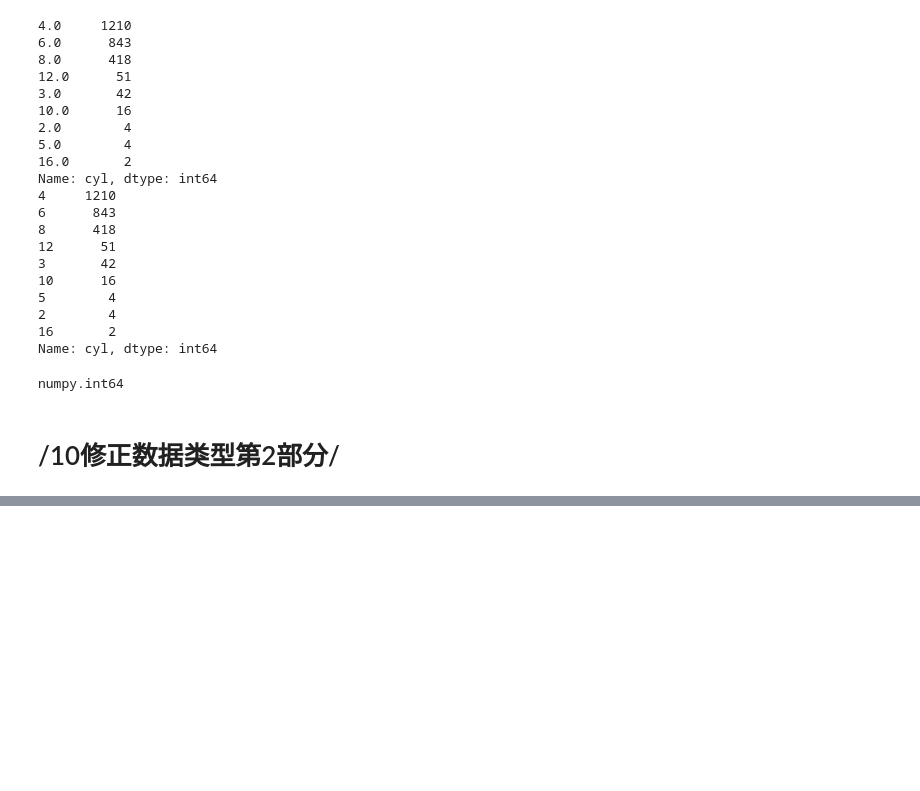
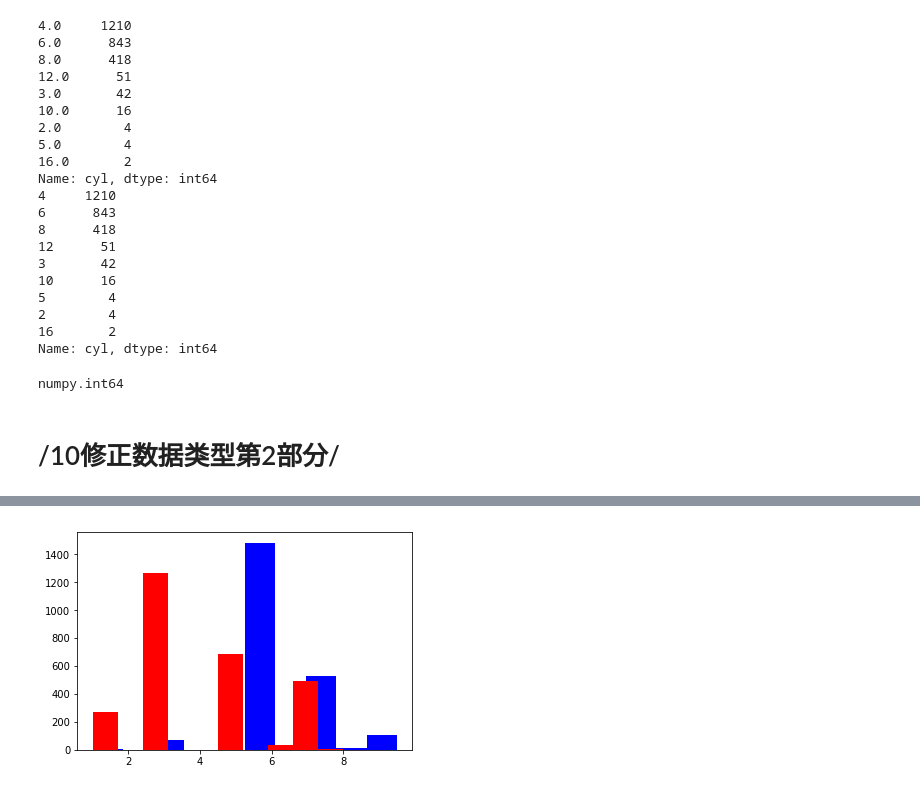
Before and after one commit to mengfanchun2017/_archive_dand, a Jupyter notebook: Project3/files/p3_exercise2_lm.ipynb, the cells around one changed output, grey strips where cells are left out. Drawn from its saved outputs; the diff is of its cells as text; code cells hidden in the pictures; blank space fills up the shorter version.

```diff
--- a/Project3/files/p3_exercise2_lm.ipynb
+++ b/Project3/files/p3_exercise2_lm.ipynb
@@ -537,0 +740,8 @@ df08['air_pollution_score'] = df08['air_pollution_score'].astype(int)
+# %%
+p08=plt.hist(df08['air_pollution_score'],color='b')
+p18=plt.hist(df18['air_pollution_score'],color='r')
+
+# 也是下降了，不好看
+# 这里没有家alpha，没有透明度，一下就记住了对不对
+# %% [output]
+[figure, added]
```
Also changed, not shown: parts of 45 cells of this notebook, 9 other files.
